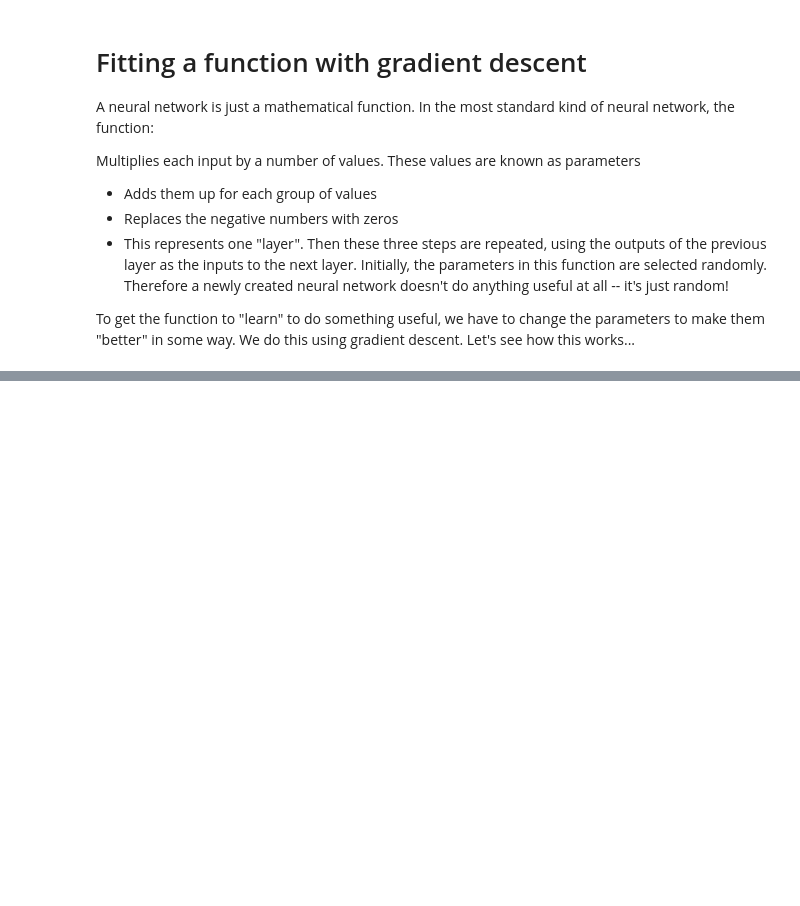
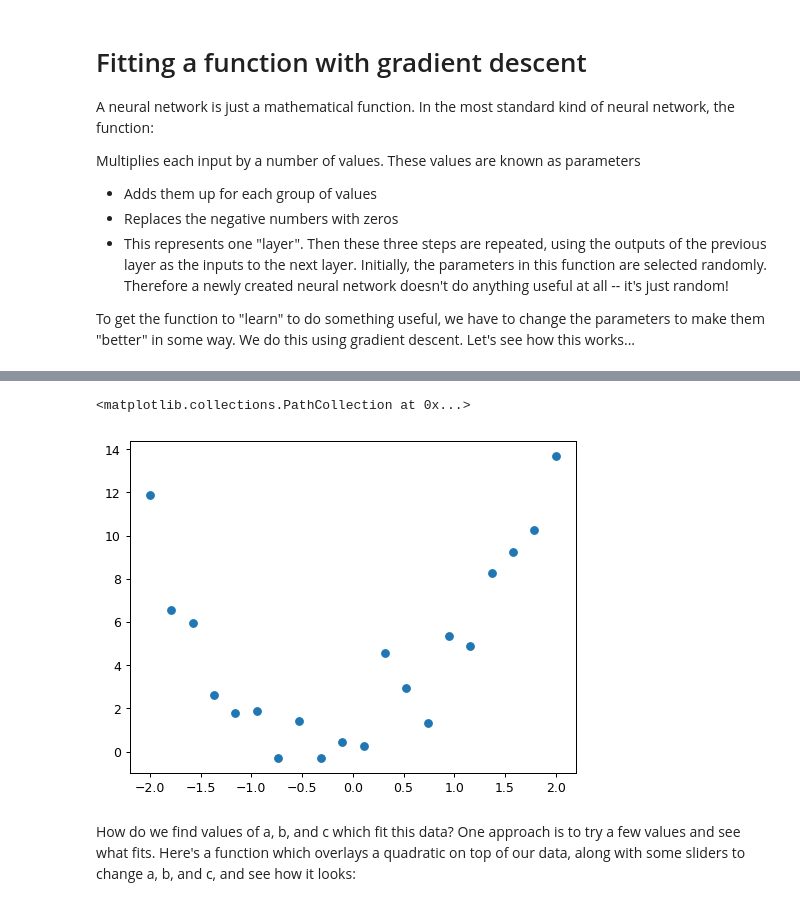
Before and after one commit to dmosc/fastai-course, a Jupyter notebook: notebooks/chapter-4/how-does-a-neural-net-work.ipynb, the cells around one changed output, grey strips where cells are left out. Saved outputs shown, nothing was run; the diff lists cells and outputs as text; code cells hidden in the pictures; blank space fills up the shorter version.

```diff
--- a/notebooks/chapter-4/how-does-a-neural-net-work.ipynb
+++ b/notebooks/chapter-4/how-does-a-neural-net-work.ipynb
@@ -27,0 +48,7 @@ def plot_function(f, title=None, min=-2.1, max=2.1, color="r", ylim=None):
+# %%
+def noise(x, scale):
+  return np.random.normal(scale=scale, size=x.shape)
+
+
+def add_noise(x, mult_coeff, add_coeff):
+  return x * (1 + noise(x, mult_coeff)) + noise(x, add_coeff)
@@ -27,0 +57,4 @@ def plot_function(f, title=None, min=-2.1, max=2.1, color="r", ylim=None):
+# %%
+np.random.seed(42)
+x = torch.linspace(-2, 2, steps=20)[:, None]
+y = add_noise(f(x), 0.15, 1.5)
@@ -27,0 +63,7 @@ def plot_function(f, title=None, min=-2.1, max=2.1, color="r", ylim=None):
+# %%
+plt.scatter(x, y)
+# %% [output]
+<matplotlib.collections.PathCollection at 0x...>
+[figure, added]
+# %% [markdown]
+How do we find values of a, b, and c which fit this data? One approach is to try a few values and see what fits. Here's a function which overlays a quadratic on top of our data, along with some sliders to change a, b, and c, and see how it looks:
```
Also changed, not shown: parts of 29 cells of this notebook.
